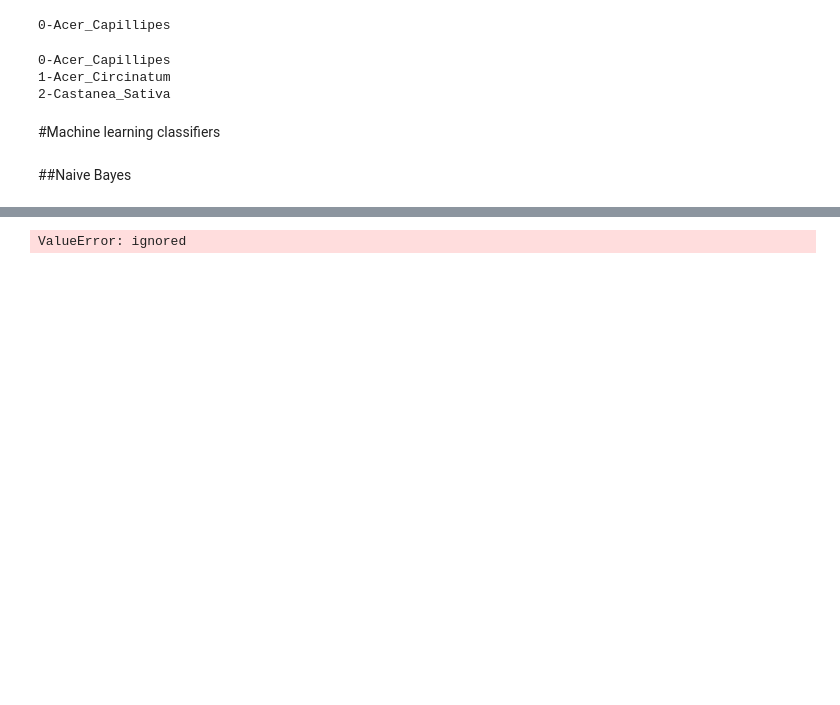
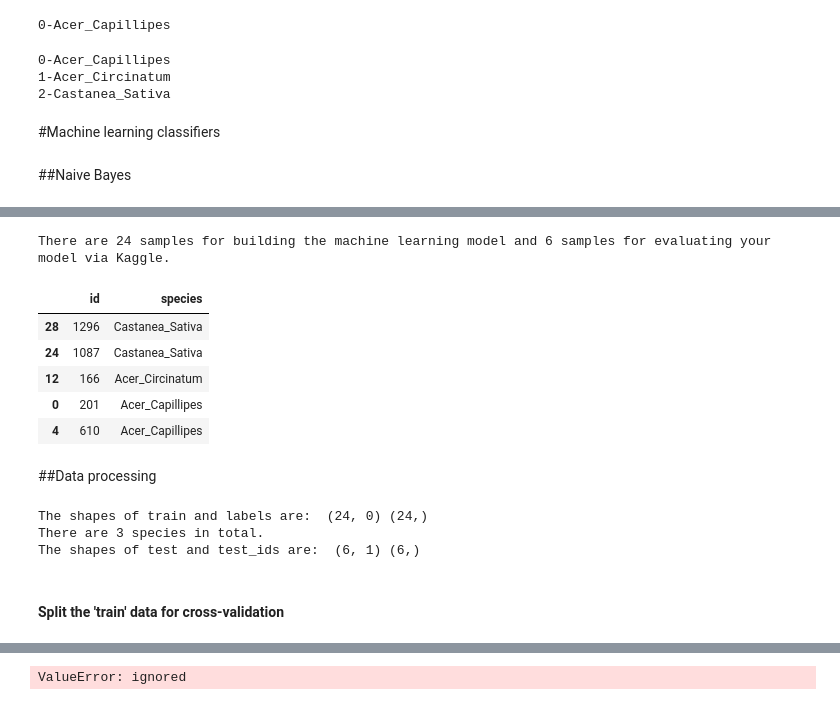
Before and after one commit to noora20FH/PCVK, a Jupyter notebook: Leaf_classification_final_PCVK_Noora_Aulia_Hidayat.ipynb, the cells around one changed output, grey strips where cells are left out. Saved outputs shown, nothing was run; the diff lists cells and outputs as text; code cells hidden in the pictures; blank space fills up the shorter version.

```diff
--- a/Leaf_classification_final_PCVK_Noora_Aulia_Hidayat.ipynb
+++ b/Leaf_classification_final_PCVK_Noora_Aulia_Hidayat.ipynb
@@ -234,0 +352,18 @@ for i, class_ in enumerate(classes):
+# %%
+#print type(train_raw), type(test_raw)
+print ('There are {}'.format(train_df.shape[0]), \
+       'samples for building the machine learning model and {}'.format(test_df.shape[0]), \
+       'samples for evaluating your model via Kaggle.')
+# %% [output]
+There are 24 samples for building the machine learning model and 6 samples for evaluating your model via Kaggle.
+# %%
+train_df.head(5)
+# %% [output]
+|  | id | species |
+| 28 | 1296 | Castanea_Sativa |
+| 24 | 1087 | Castanea_Sativa |
+| 12 | 166 | Acer_Circinatum |
+| 0 | 201 | Acer_Capillipes |
+| 4 | 610 | Acer_Capillipes |
+# %% [markdown]
+##Data processing
@@ -234,0 +379,11 @@ for i, class_ in enumerate(classes):
+# %%
+# Double check the data
+print ("The shapes of train and labels are: ", train.shape, labels.shape)
+print ("There are {} species in total.".format(len(classes)) )
+print ("The shapes of test and test_ids are: ", test.shape, test_ids.shape)
+# %% [output]
+The shapes of train and labels are:  (24, 0) (24,)
+There are 3 species in total.
+The shapes of test and test_ids are:  (6, 1) (6,)
+# %% [markdown]
+#### Split the 'train' data for cross-validation
```
Also changed, not shown: parts of 37 cells of this notebook.
